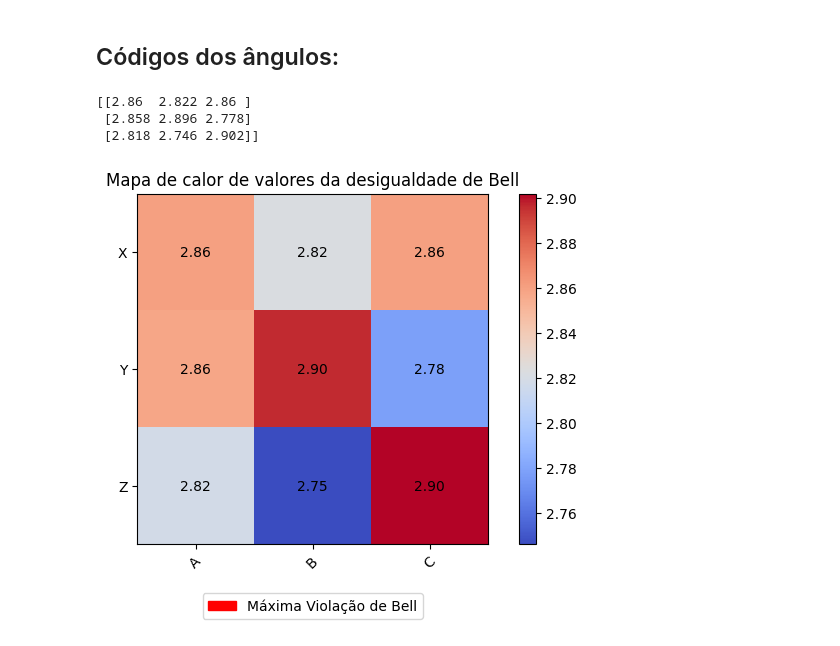
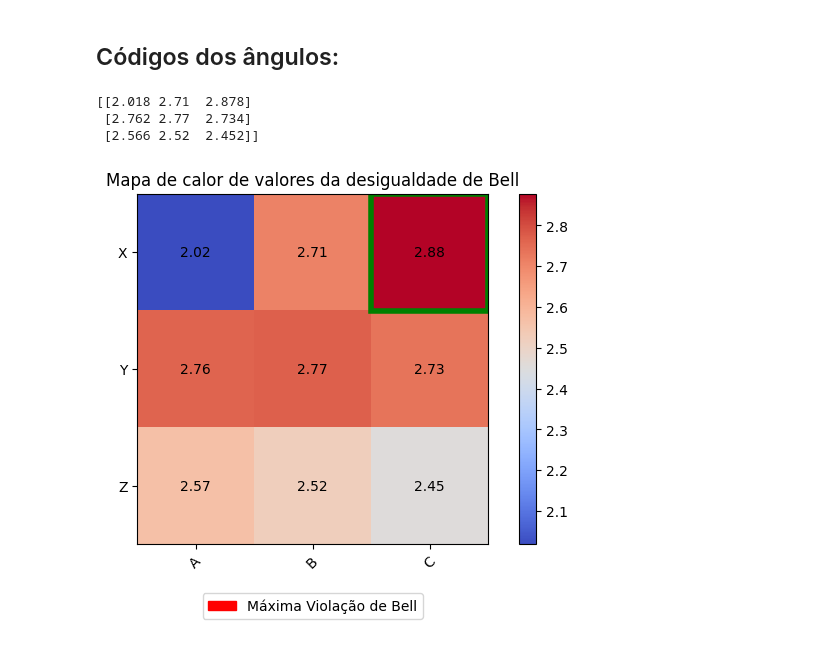
Before and after one commit to theianreis/Computa-o_qu-ntica, a Jupyter notebook: main/code/Algoritmos/Desigualdade_de_bell.ipynb/Primeiro_EME/Primeiro_EME-Desigualdade_de_Bell_(Sem Ruído).ipynb, the cells around one changed output. Cells and saved outputs as stored; diff of their text form; code cells hidden in the pictures.

```diff
--- a/main/code/Algoritmos/Desigualdade_de_bell.ipynb/Primeiro_EME/Primeiro_EME-Desigualdade_de_Bell_(Sem Ruído).ipynb
+++ b/main/code/Algoritmos/Desigualdade_de_bell.ipynb/Primeiro_EME/Primeiro_EME-Desigualdade_de_Bell_(Sem Ruído).ipynb
@@ -50,8 +70,8 @@ def bell_circuit(theta_a, theta_b):
     qc = QuantumCircuit(2, 2)
     qc.h(0)
     qc.cx(0, 1)
-    qc.x(1)
-    qc.z(1)
+    qc.x(0)
+    qc.z(0)
 
     qc.barrier()
 
@@ -171,10 +202,10 @@ S = 2.764
 ## Códigos dos ângulos:
 # %%
 angles = {
-    'A0B0': (0,np.pi/4),
-    'A0B1': (0,-np.pi/4),
-    'A1B0': (np.pi/2,np.pi/4),
-    'A1B1': (np.pi/2,-np.pi/4)
+    'A0B0': (0,np.pi/2),
+    'A0B1': (0,-np.pi/2),
+    'A1B0': (np.pi/2,np.pi/2),
+    'A1B1': (np.pi/2,-np.pi/2)
 }
 
 # Executar os circuitos
@@ -204,10 +235,10 @@ S1 = abs(S)
 ###
 
 angles = {
-    'A0B0': (0,np.pi/4),
-    'A0B1': (0,-np.pi/4),
-    'A1B0': (np.pi/2,np.pi/4),
-    'A1B1': (np.pi/2,-np.pi/4)
+    'A0B0': (0,np.pi/3),
+    'A0B1': (0,-np.pi/3),
+    'A1B0': (np.pi/2,np.pi/3),
+    'A1B1': (np.pi/2,-np.pi/3)
 }
 
 # Executar os circuitos
@@ -271,10 +302,10 @@ S3 = abs(S)
 ###
 
 angles = {
-    'A0B0': (0,np.pi/4),
-    'A0B1': (0,-np.pi/4),
-    'A1B0': (np.pi/2,np.pi/4),
-    'A1B1': (np.pi/2,-np.pi/4)
+    'A0B0': (0,np.pi/5),
+    'A0B1': (0,-np.pi/5),
+    'A1B0': (np.pi/2,np.pi/5),
+    'A1B1': (np.pi/2,-np.pi/5)
 }
 
 # Executar os circuitos
@@ -304,10 +335,10 @@ S4 = abs(S)
 ###
 
 angles = {
-    'A0B0': (0,np.pi/4),
-    'A0B1': (0,-np.pi/4),
-    'A1B0': (np.pi/2,np.pi/4),
-    'A1B1': (np.pi/2,-np.pi/4)
+    'A0B0': (0,np.pi/6),
+    'A0B1': (0,-np.pi/6),
+    'A1B0': (np.pi/2,np.pi/6),
+    'A1B1': (np.pi/2,-np.pi/6)
 }
 
 # Executar os circuitos
@@ -337,10 +368,10 @@ S5 = abs(S)
 ###
 
 angles = {
-    'A0B0': (0,np.pi/4),
-    'A0B1': (0,-np.pi/4),
-    'A1B0': (np.pi/2,np.pi/4),
-    'A1B1': (np.pi/2,-np.pi/4)
+    'A0B0': (0,np.pi/7),
+    'A0B1': (0,-np.pi/7),
+    'A1B0': (np.pi/2,np.pi/7),
+    'A1B1': (np.pi/2,-np.pi/7)
 }
 
 # Executar os circuitos
@@ -370,10 +401,10 @@ S6 = abs(S)
 ###
 
 angles = {
-    'A0B0': (0,np.pi/4),
-    'A0B1': (0,-np.pi/4),
-    'A1B0': (np.pi/2,np.pi/4),
-    'A1B1': (np.pi/2,-np.pi/4)
+    'A0B0': (0,np.pi/8),
+    'A0B1': (0,-np.pi/8),
+    'A1B0': (np.pi/2,np.pi/8),
+    'A1B1': (np.pi/2,-np.pi/8)
 }
 
 # Executar os circuitos
@@ -403,10 +434,10 @@ S7 = abs(S)
 ###
 
 angles = {
-    'A0B0': (0,np.pi/4),
-    'A0B1': (0,-np.pi/4),
-    'A1B0': (np.pi/2,np.pi/4),
-    'A1B1': (np.pi/2,-np.pi/4)
+    'A0B0': (0,np.pi/9),
+    'A0B1': (0,-np.pi/9),
+    'A1B0': (np.pi/2,np.pi/9),
+    'A1B1': (np.pi/2,-np.pi/9)
 }
 
 # Executar os circuitos
@@ -436,10 +467,10 @@ S8 = abs(S)
 ###
 
 angles = {
-    'A0B0': (0,np.pi/4),
-    'A0B1': (0,-np.pi/4),
-    'A1B0': (np.pi/2,np.pi/4),
-    'A1B1': (np.pi/2,-np.pi/4)
+    'A0B0': (0,np.pi/10),
+    'A0B1': (0,-np.pi/10),
+    'A1B0': (np.pi/2,np.pi/10),
+    'A1B1': (np.pi/2,-np.pi/10)
 }
 
 # Executar os circuitos
@@ -469,42 +500,46 @@ S9= abs(S)
 Valores_S = np.array([[S1,S2,S3],[S4,S5,S6],[S7,S8,S9]])
 print(Valores_S)
 # %% [output]
-[[2.86  2.822 2.86 ]
- [2.858 2.896 2.778]
- [2.818 2.746 2.902]]
+[[2.018 2.71  2.878]
+ [2.762 2.77  2.734]
+ [2.566 2.52  2.452]]
 # %%
 df = pd.DataFrame({
     'A': [Valores_S[0,0],Valores_S[1,0],Valores_S[2,0]],
     'B': [Valores_S[0,1],Valores_S[1,1],Valores_S[2,1]],
     'C': [Valores_S[0,2],Valores_S[1,2],Valores_S[2,2]]
 },index = ['X', 'Y', 'Z'])
 
 fig, ax = plt.subplots()
 im = ax.imshow(df.values, cmap='coolwarm')
 
 plt.colorbar(im)
 
 ax.set_xticks(np.arange(len(df.columns)))
 ax.set_yticks(np.arange(len(df.index)))
 ax.set_xticklabels(df.columns)
 ax.set_yticklabels(df.index)
 
 plt.xticks(rotation=45)
 
 for i in range(df.shape[0]):
     for j in range(df.shape[1]):
         valor = f"{df.iloc[i, j]:.2f}"
         cor = "white" if df.iloc[i, j] < 0.5 else "black"
         ax.text(j, i, valor, ha="center", va="center", color=cor)
 
 
+max_i, max_j = np.unravel_index(np.argmax(df.values), df.shape)
+rect = plt.Rectangle((max_j - 0.5, max_i - 0.5), 1, 1, edgecolor='green', facecolor='none', linewidth=4)
+ax.add_patch(rect)
+
 Max_violacao = mpatches.Patch(color='red', label='Máxima Violação de Bell')
 legenda = plt.legend(handles=[Max_violacao], loc='upper center', bbox_to_anchor=(0.5, -0.12), ncol=1)
 plt.title("Mapa de calor de valores da desigualdade de Bell")
 plt.tight_layout()
 plt.show()
 # %% [output]
-[figure, old version]
+[figure, new version]
 # %%
 valores_S = [Valores_S[0,0],Valores_S[1,0],Valores_S[2,0],Valores_S[0,1],Valores_S[1,1],Valores_S[2,1],Valores_S[0,2],Valores_S[1,2],Valores_S[2,2]]
 indices = list(range(1, len(valores_S)+1))
```
Also changed, not shown: parts of 10 cells of this notebook, 1 other file.
